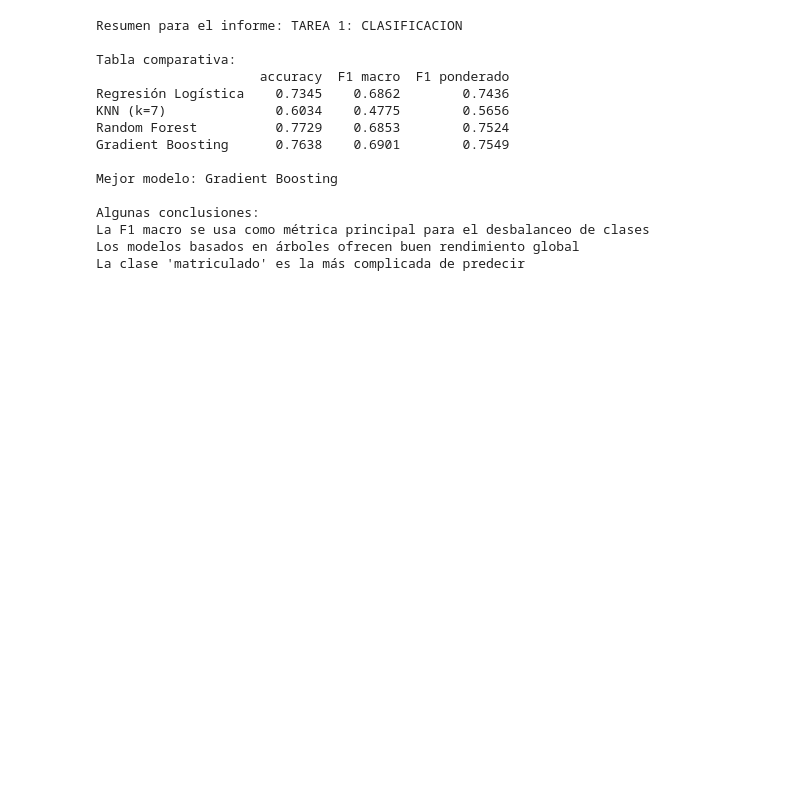
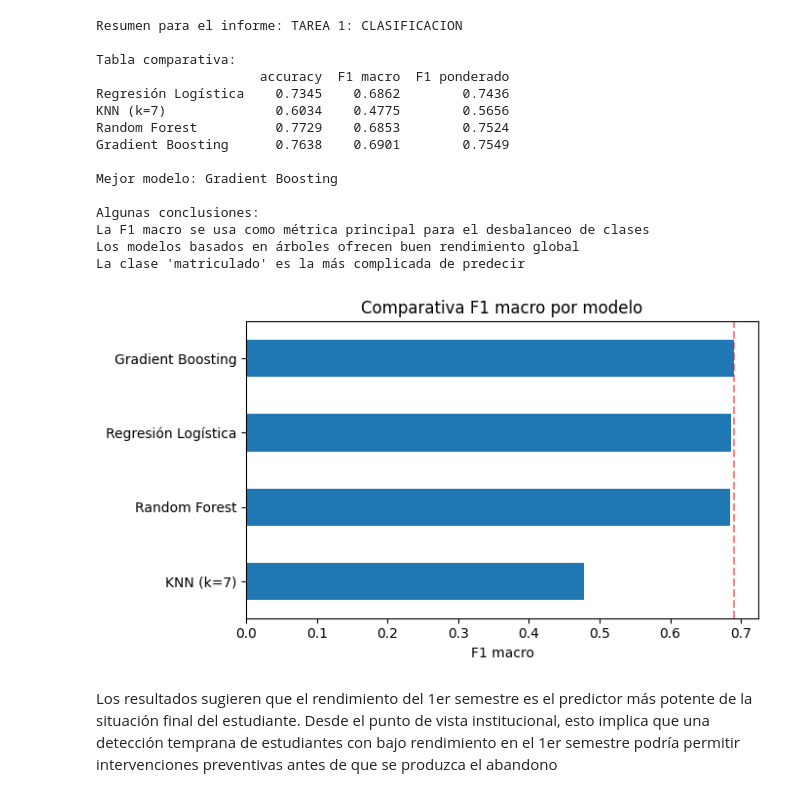
Before and after one commit to adrianalorenzo/ML_proyecto_final, a Jupyter notebook: notebooks/03_clasificacion.ipynb, the cells around one changed output. Drawn from its saved outputs; the diff is of its cells as text; code cells hidden in the pictures; blank space fills up the shorter version.

```diff
--- a/notebooks/03_clasificacion.ipynb
+++ b/notebooks/03_clasificacion.ipynb
@@ -397,3 +409,16 @@ Algunas conclusiones:
 La F1 macro se usa como métrica principal para el desbalanceo de clases
 Los modelos basados en árboles ofrecen buen rendimiento global
 La clase 'matriculado' es la más complicada de predecir
+# %%
+#comparativa visual de modelos
+df_resultados['F1 macro'].sort_values().plot(kind='barh', figsize=(7,4))
+plt.title('Comparativa F1 macro por modelo')
+plt.xlabel('F1 macro')
+plt.axvline(x=df_resultados['F1 macro'].max(), color='red', linestyle='--', alpha=0.5)
+plt.tight_layout()
+plt.savefig('../figuras/comparativas_modelos_cls.png')
+plt.show()
+# %% [output]
+[figure, added]
+# %% [markdown]
+Los resultados sugieren que el rendimiento del 1er semestre es el predictor más potente de la situación final del estudiante. Desde el punto de vista institucional, esto implica que una detección temprana de estudiantes con bajo rendimiento en el 1er semestre podría permitir intervenciones preventivas antes de que se produzca el abandono
```
Also changed, not shown: parts of 12 cells of this notebook, 2 other files.
